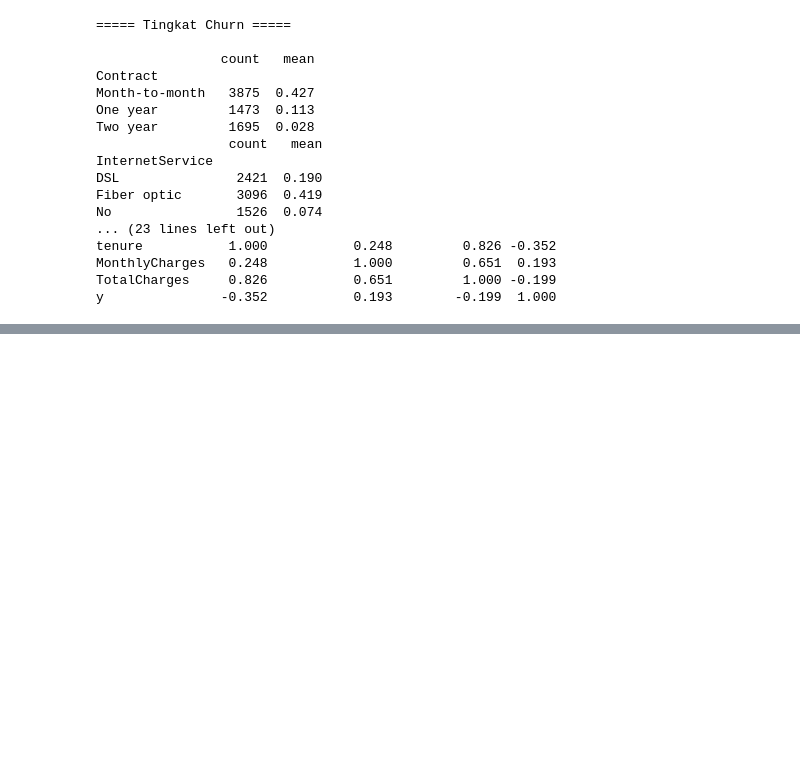
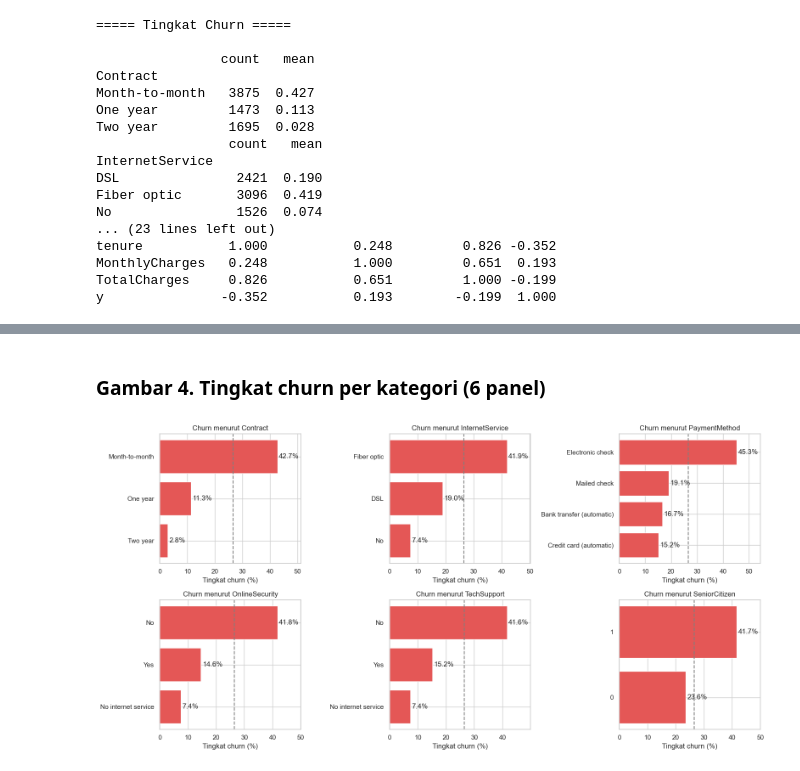
Before and after one commit to Cecarrr/21_IF-B_Pemuja-Kerang-Ajaib, a Jupyter notebook: notebooks/Insight-EDA.ipynb, the cells around one changed output, grey strips where cells are left out. Cells and saved outputs as stored; diff of their text form; code cells hidden in the pictures; blank space fills up the shorter version.

```diff
--- a/notebooks/Insight-EDA.ipynb
+++ b/notebooks/Insight-EDA.ipynb
@@ -111,0 +168,20 @@ y               -0.352           0.193        -0.199  1.000
+# %% [markdown]
+### Gambar 4. Tingkat churn per kategori (6 panel)
+# %%
+kolom = ['Contract', 'InternetService', 'PaymentMethod',
+         'OnlineSecurity', 'TechSupport', 'SeniorCitizen']
+fig, axes = plt.subplots(2, 3, figsize=(16, 8))
+for ax, c in zip(axes.ravel(), kolom):
+    laju = (df.groupby(c)['y'].mean() * 100).sort_values()
+    ax.barh(laju.index.astype(str), laju.values, color='#E45756')
+    for i, v in enumerate(laju.values):
+        ax.text(v + 0.5, i, f'{v:.1f}%', va='center')
+    ax.axvline(rata_churn, ls='--', color='gray')
+    ax.set_title(f'Churn menurut {c}')
+    ax.set_xlabel('Tingkat churn (%)')
+    ax.set_xlim(0, max(laju.values) * 1.2)
+plt.tight_layout()
+plt.savefig('../figures/fig4_churn_per_kategori.png', dpi=150)
+plt.show()
+# %% [output]
+[figure, added]
```
Also changed, not shown: parts of 10 cells of this notebook.
